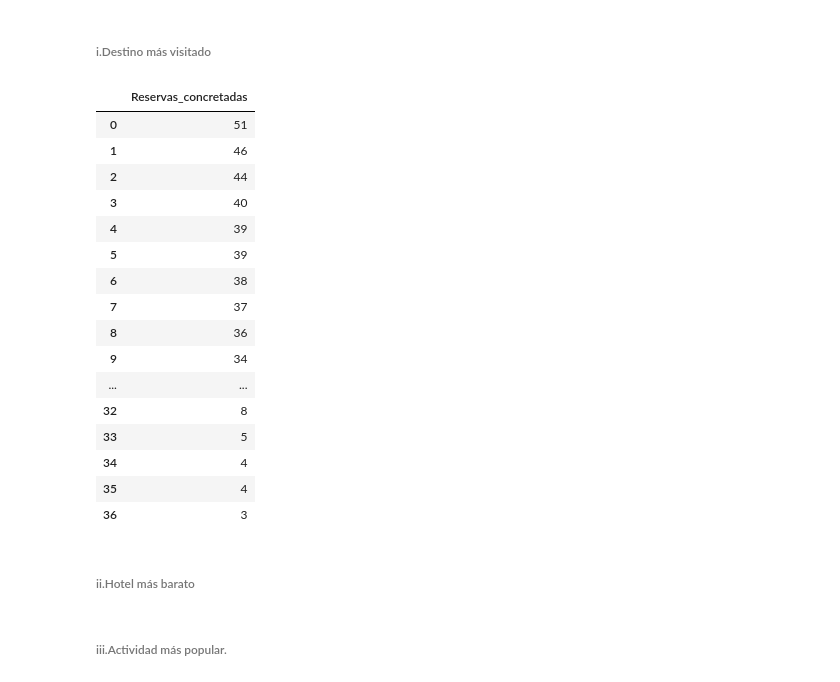
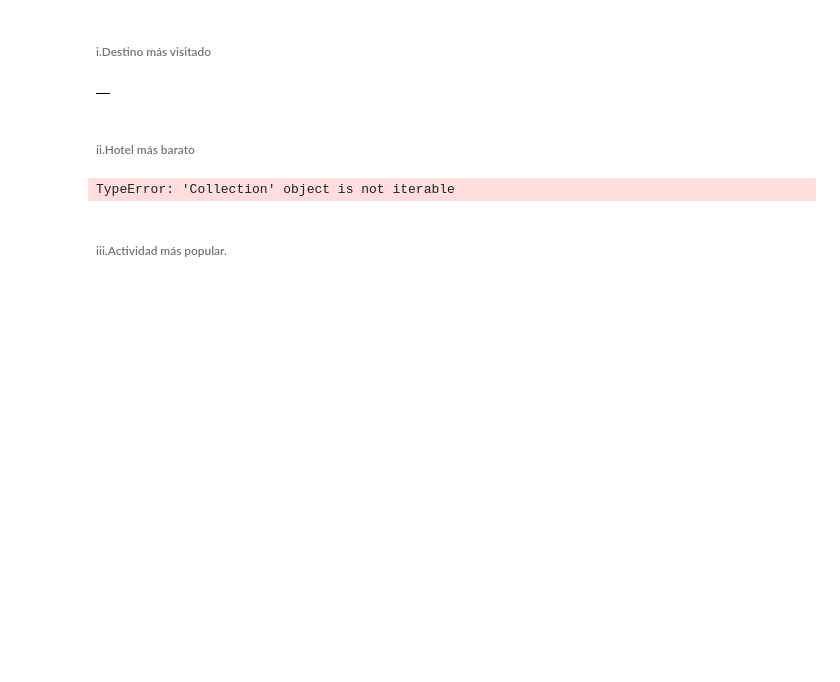
Before and after one commit to dariomicheli/BaseDatos, a Jupyter notebook: notebooks/Consultas.ipynb, the cells around one changed output. Cells and saved outputs as stored; diff of their text form; code cells hidden in the pictures; blank space fills up the shorter version.

```diff
--- a/notebooks/Consultas.ipynb
+++ b/notebooks/Consultas.ipynb
@@ -581,64 +557,56 @@ filtro = {"estado": {"$in": estados}}
 
 # Pipeline de agregación corregido
 pipeline = [
-    # Filtrar reservas válidas
+    # 1️⃣ Filtrar reservas válidas
     {"$match": filtro},
 
-    # Agrupar por destino_id y contar reservas
+    # 2️⃣ Agrupar por destino_id y contar reservas
     {"$group": {
         "_id": "$destino_id",
         "Reservas_concretadas": {"$sum": 1}
     }},
 
-    # Unir con la colección destinos para obtener el nombre del destino
+    # 3️⃣ Unir con la colección destinos para obtener el nombre
     {"$lookup": {
         "from": "destinos",
-        "localField": "_id",
-        "foreignField": "destino_id",
+        "localField": "_id",            # acá se usa _id, no destino_id
+        "foreignField": "_id",
         "as": "destino_info"
     }},
 
-    # Desanidar el array para acceder al nombre
+    # 4️⃣ Desanidar el array para acceder al nombre
     {"$unwind": "$destino_info"},
 
-    # Seleccionar solo los campos que nos interesan
+    # 5️⃣ Seleccionar solo los campos que nos interesan
     {"$project": {
         "_id": 0,
         "Destino": "$destino_info.nombre",
         "Reservas_concretadas": 1
     }},
 
-    # Ordenar de mayor a menor reservas
+    # 6️⃣ Ordenar de mayor a menor reservas
     {"$sort": {"Reservas_concretadas": -1}}
 ]
 
 # Ejecutar agregación
 cursor = db[coleccion].aggregate(pipeline)
 resultado = list(cursor)
 
-# Mostrar resultados
+# Mostrar resultados en DataFrame
 df = pd.DataFrame(resultado)
 display(df)
 # %% [output]
-|  | Reservas_concretadas |
-| 0 | 51 |
-| 1 | 46 |
-| 2 | 44 |
-| 3 | 40 |
-| 4 | 39 |
-| 5 | 39 |
-| 6 | 38 |
-| 7 | 37 |
-| 8 | 36 |
-| 9 | 34 |
-| ... | ... |
-| 32 | 8 |
-| 33 | 5 |
-| 34 | 4 |
-| 35 | 4 |
-| 36 | 3 |
+|  |
 # %% [markdown]
 ###### ii.Hotel más barato
+# %%
+nombre_base = "clase"
+coleccion = "reservas"
+cursor = db[coleccion]
+resultado = list(cursor)
+print(resultado)
+# %% [output]
+TypeError: 'Collection' object is not iterable
 # %% [markdown]
 ###### iii.Actividad más popular.
 # %% [markdown]
```
Also changed, not shown: parts of 11 cells of this notebook, 1 other file.
